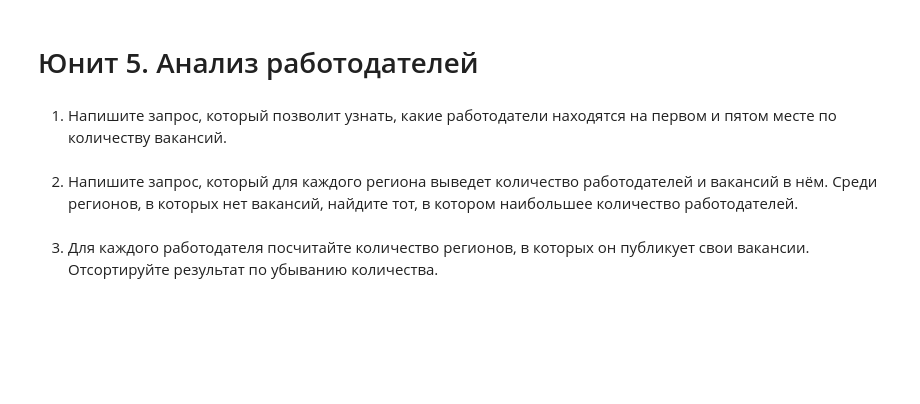
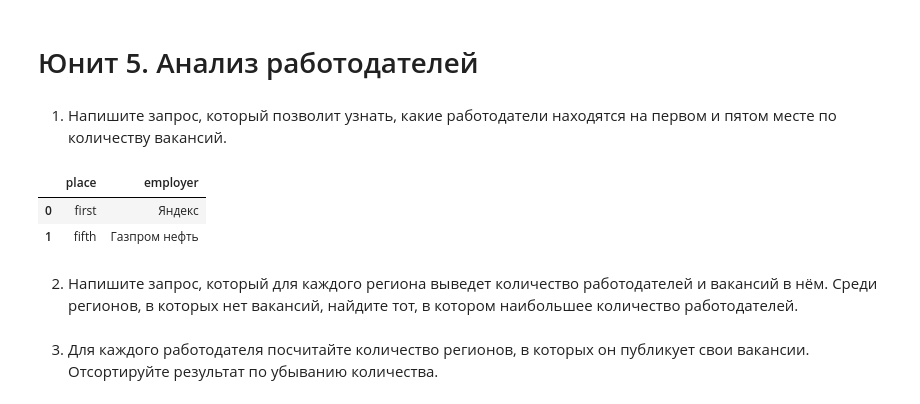
Before and after one commit to eartzhi/HH_project_2, a Jupyter notebook: Project_2_Ноутбук.ipynb, the cells around one changed output. Drawn from its saved outputs; the diff is of its cells as text; code cells hidden in the pictures; blank space fills up the shorter version.

```diff
--- a/Project_2_Ноутбук.ipynb
+++ b/Project_2_Ноутбук.ipynb
@@ -249,3 +229,34 @@ connection.close()
+# %%
+# текст запроса
+query_5_1 = f'''
+(SELECT  'first' AS place,
+	e.name AS employer
+FROM public.vacancies AS v
+	LEFT JOIN public.employers AS e ON v.employer_id = e.id
+GROUP BY e.name
+ORDER BY COUNT(*) DESC
+LIMIT 1)
+
+UNION ALL
+
+(SELECT  'fifth',
+	e.name
+FROM public.vacancies AS v
+	LEFT JOIN public.employers AS e ON v.employer_id = e.id
+GROUP BY e.name
+ORDER BY COUNT(*) DESC
+OFFSET 4
+LIMIT 1)
+'''
+# %%
+# результат запроса
+df_5_1 = pd.read_sql_query(query_5_1, connection)
+display(df_5_1)
+connection.close()
+# %% [output]
+|  | place | employer |
+| 0 | first | Яндекс |
+| 1 | fifth | Газпром нефть |
 # %% [markdown]
 2. Напишите запрос, который для каждого региона выведет количество работодателей и вакансий в нём.
 Среди регионов, в которых нет вакансий, найдите тот, в котором наибольшее количество работодателей.
```
Also changed, not shown: parts of 5 cells of this notebook.
